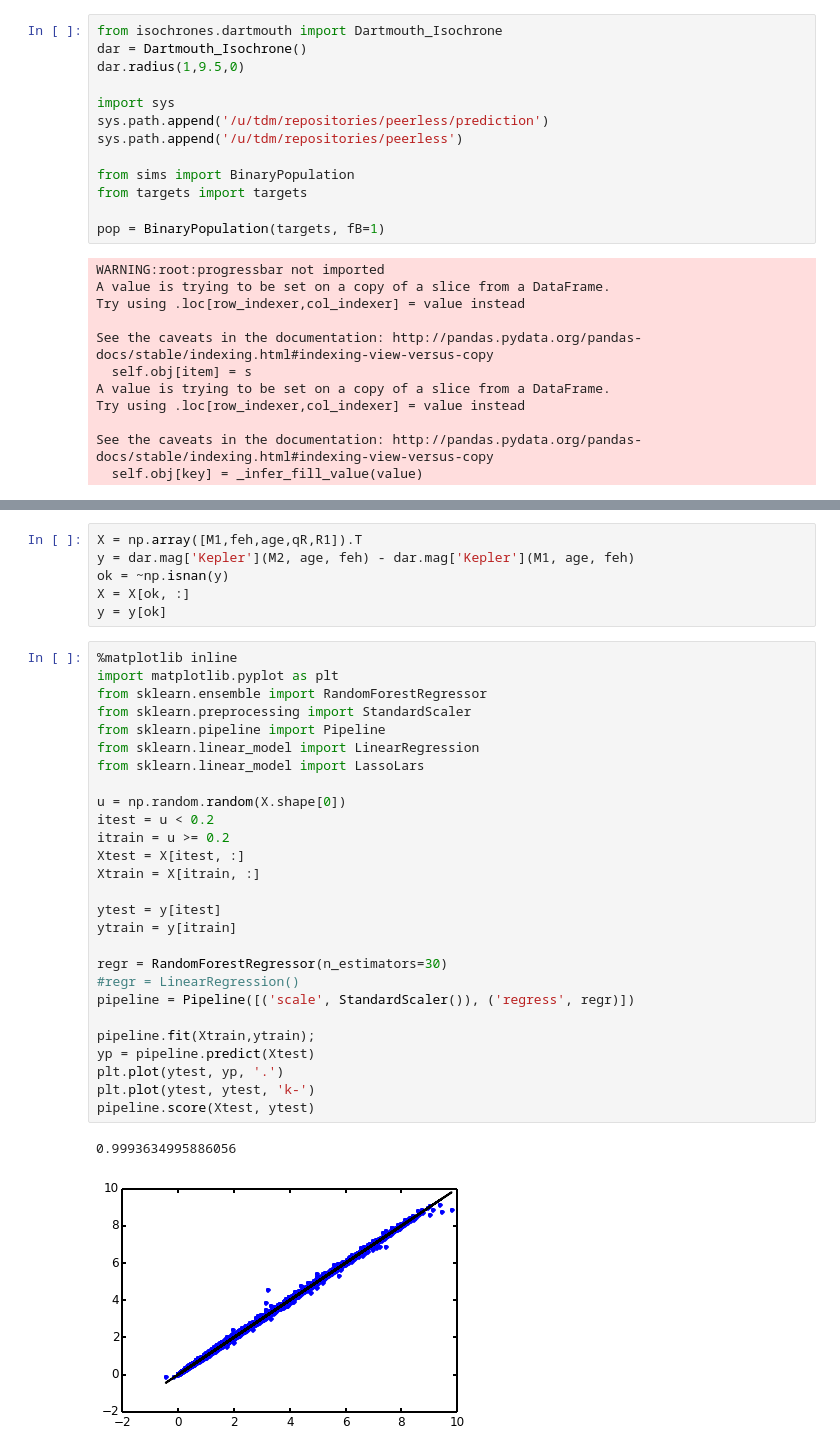
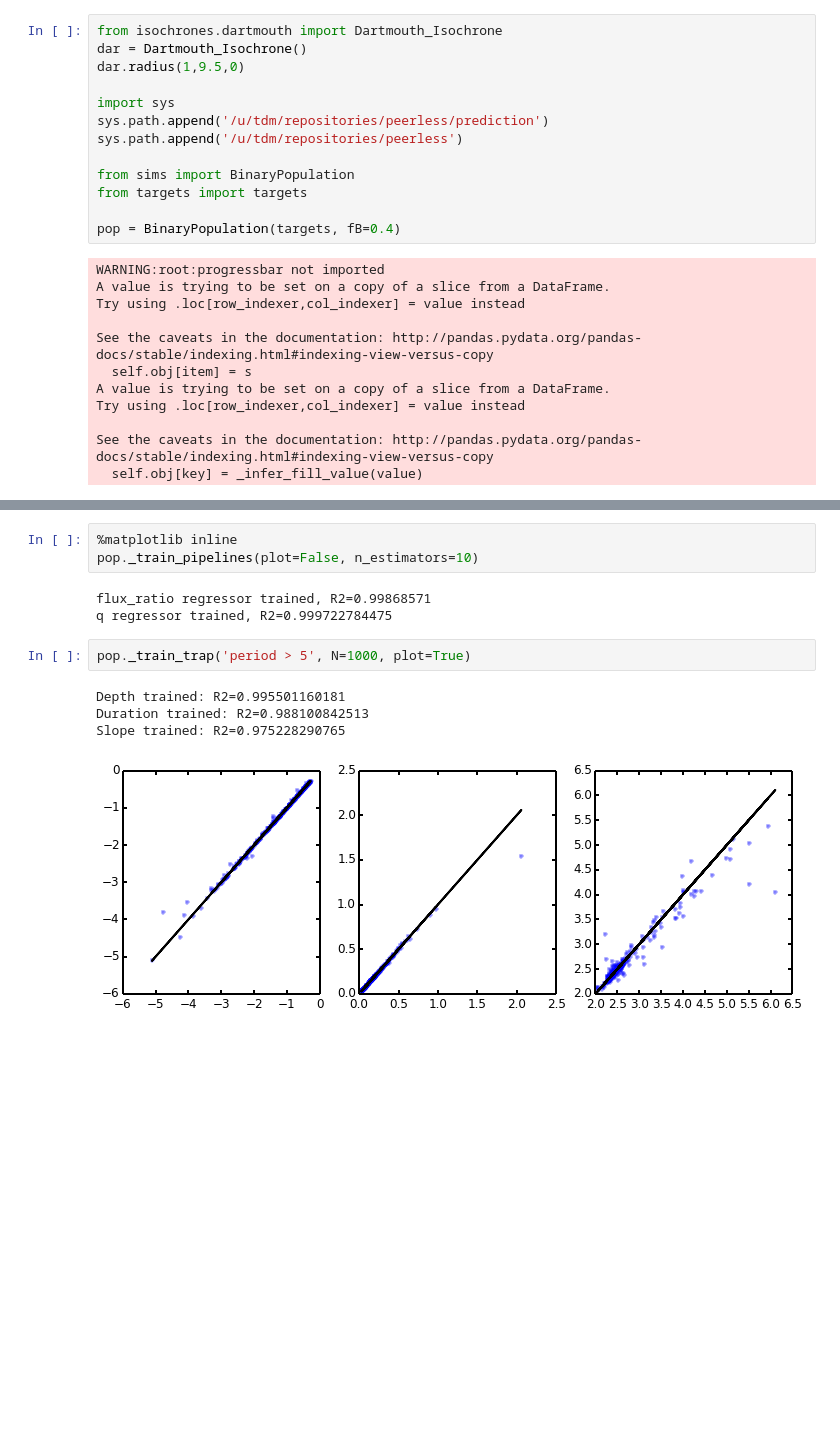
Before and after one commit to timothydmorton/exosyspop, a Jupyter notebook: Exploration.ipynb, the cells around one changed output, grey strips where cells are left out. Cells and saved outputs as stored; diff of their text form; blank space fills up the shorter version.

```diff
--- a/Exploration.ipynb
+++ b/Exploration.ipynb
@@ -396,7 +396,7 @@ sys.path.append('/u/tdm/repositories/peerless')
 from sims import BinaryPopulation
 from targets import targets
 
-pop = BinaryPopulation(targets, fB=1)
+pop = BinaryPopulation(targets, fB=0.4)
 # %% [output]
 WARNING:root:progressbar not imported
 A value is trying to be set on a copy of a slice from a DataFrame.
@@ -421,36 +412,13 @@ qR = R2/R1
-# %%
-X = np.array([M1,feh,age,qR,R1]).T
-y = dar.mag['Kepler'](M2, age, feh) - dar.mag['Kepler'](M1, age, feh)
-ok = ~np.isnan(y)
-X = X[ok, :]
-y = y[ok]
-# %%
-%matplotlib inline
-import matplotlib.pyplot as plt
-from sklearn.ensemble import RandomForestRegressor
-from sklearn.preprocessing import StandardScaler
-from sklearn.pipeline import Pipeline
-from sklearn.linear_model import LinearRegression
-from sklearn.linear_model import LassoLars
-
-u = np.random.random(X.shape[0])
-itest = u < 0.2
-itrain = u >= 0.2
-Xtest = X[itest, :]
-Xtrain = X[itrain, :]
-
-ytest = y[itest]
-ytrain = y[itrain]
-
-regr = RandomForestRegressor(n_estimators=30)
-#regr = LinearRegression()
-pipeline = Pipeline([('scale', StandardScaler()), ('regress', regr)])
-
-pipeline.fit(Xtrain,ytrain);
-yp = pipeline.predict(Xtest)
-plt.plot(ytest, yp, '.')
-plt.plot(ytest, ytest, 'k-')
-pipeline.score(Xtest, ytest)
-# %% [output]
-0.9993634995886056
-[figure, removed]
+# %%
+%matplotlib inline
+pop._train_pipelines(plot=False, n_estimators=10)
+# %% [output]
+flux_ratio regressor trained, R2=0.99868571
+q regressor trained, R2=0.999722784475
+# %%
+pop._train_trap('period > 5', N=1000, plot=True)
+# %% [output]
+Depth trained: R2=0.995501160181
+Duration trained: R2=0.988100842513
+Slope trained: R2=0.975228290765
+[figure, added]
```
Also changed, not shown: parts of 10 cells of this notebook.
